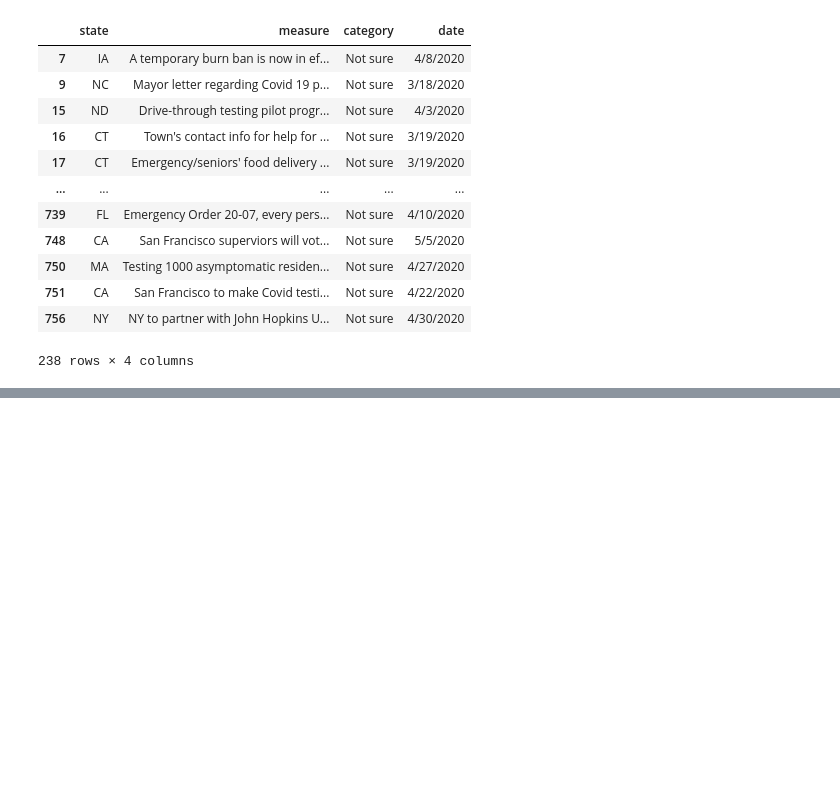
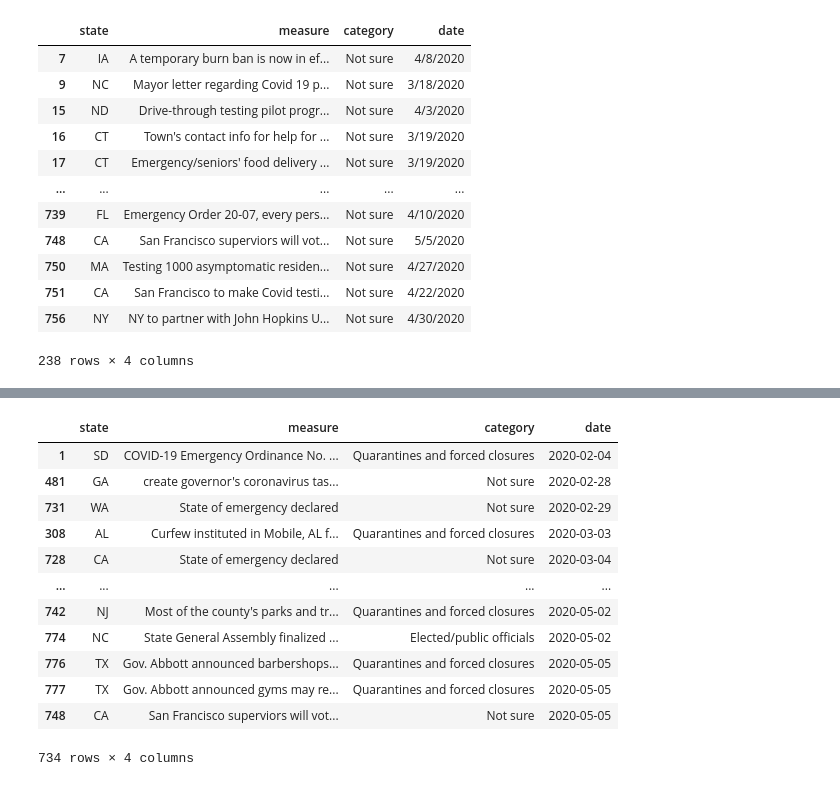
Before and after one commit to HaroldTang/Covid19_LockDown_Project, a Jupyter notebook: Code/Restriction.ipynb, the cells around one changed output, grey strips where cells are left out. Cells and saved outputs as stored; diff of their text form; code cells hidden in the pictures; blank space fills up the shorter version.

```diff
--- a/Code/Restriction.ipynb
+++ b/Code/Restriction.ipynb
@@ -94,0 +129,8 @@ a
+# %%
+restriction_df = restriction_df[~restriction_df['category'].isin(['phoenix'])]
+restriction_df = restriction_df[~restriction_df['category'].isna()]
+restriction_df['category'].replace(['Elected/ public officials','Elected/ public officials','Ballot measures'],'Elections', inplace=True)
+restriction_df['category'].replace(['Courts','Not Sure'],['State legislatures','Not sure'], inplace=True)
+
+restriction_df['date'].replace(['Various dates week of 3/15','202-03-30','https://www.hillsboro-oregon.gov/Home/Components/News/News/10587/3550','4/13/2020 to 5/11/2020','3/30/0202','4/15.2020','416/2020','3/17/ 2020'],['3/15/2020','3/30/2020','4/16/2020','4/13/2020','3/30/2020','4/15/2020','4/16/2020','3/17/2020'], inplace=True)
+restriction_df
@@ -94,0 +151,23 @@ a
+# %%
+restriction_df = restriction_df[~restriction_df['measure'].isna()]
+restriction_df = restriction_df[~restriction_df['date'].isin(['ongoing', 'Updated daily'])]
+restriction_df = restriction_df[~restriction_df['state'].isna()]
+restriction_df = restriction_df[~restriction_df['date'].isna()]
+# %%
+restriction_df['date']=pd.to_datetime(restriction_df['date'], format='%Y-%m-%d')
+ordered_df = restriction_df.sort_values(by='date')
+ordered_df
+# %% [output]
+|  | state | measure | category | date |
+| 1 | SD | COVID-19 Emergency Ordinance No. ... | Quarantines and forced closures | 2020-02-04 |
+| 481 | GA | create governor's coronavirus tas... | Not sure | 2020-02-28 |
+| 731 | WA | State of emergency declared | Not sure | 2020-02-29 |
+| 308 | AL | Curfew instituted in Mobile, AL f... | Quarantines and forced closures | 2020-03-03 |
+| 728 | CA | State of emergency declared | Not sure | 2020-03-04 |
+| ... | ... | ... | ... | ... |
+| 742 | NJ | Most of the county's parks and tr... | Quarantines and forced closures | 2020-05-02 |
+| 774 | NC | State General Assembly finalized ... | Elected/public officials | 2020-05-02 |
+| 776 | TX | Gov. Abbott announced barbershops... | Quarantines and forced closures | 2020-05-05 |
+| 777 | TX | Gov. Abbott announced gyms may re... | Quarantines and forced closures | 2020-05-05 |
+| 748 | CA | San Francisco superviors will vot... | Not sure | 2020-05-05 |
+734 rows × 4 columns
```
Also changed, not shown: parts of 18 cells of this notebook, 19 other files.
